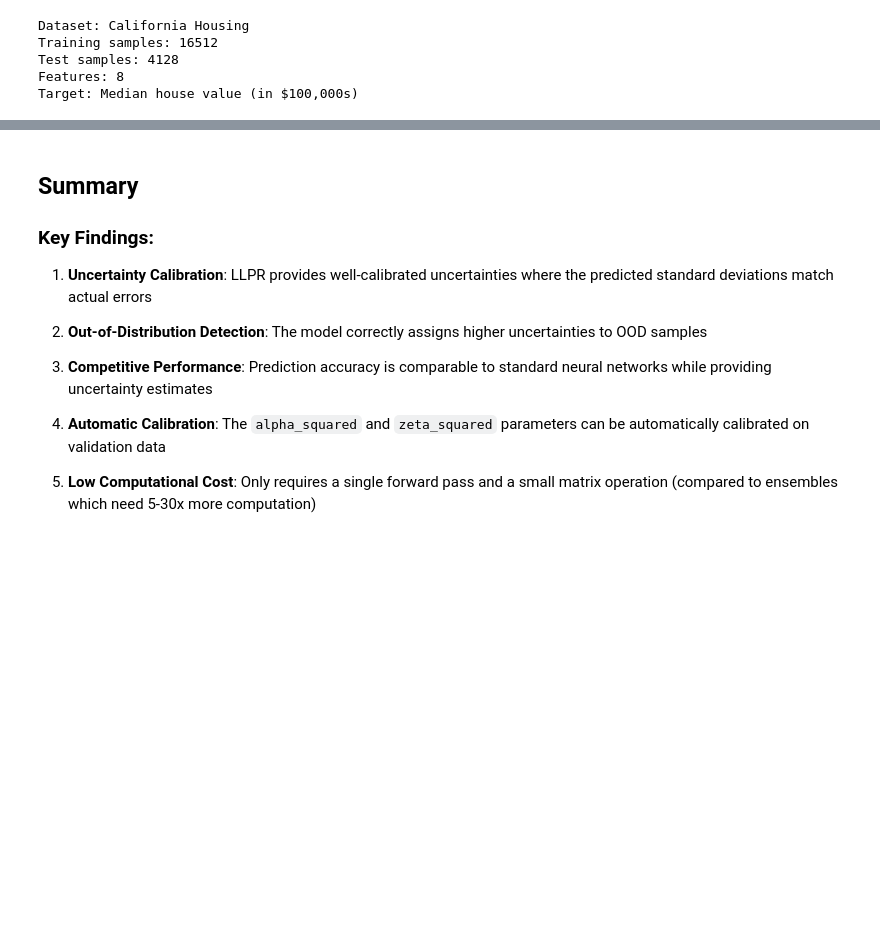
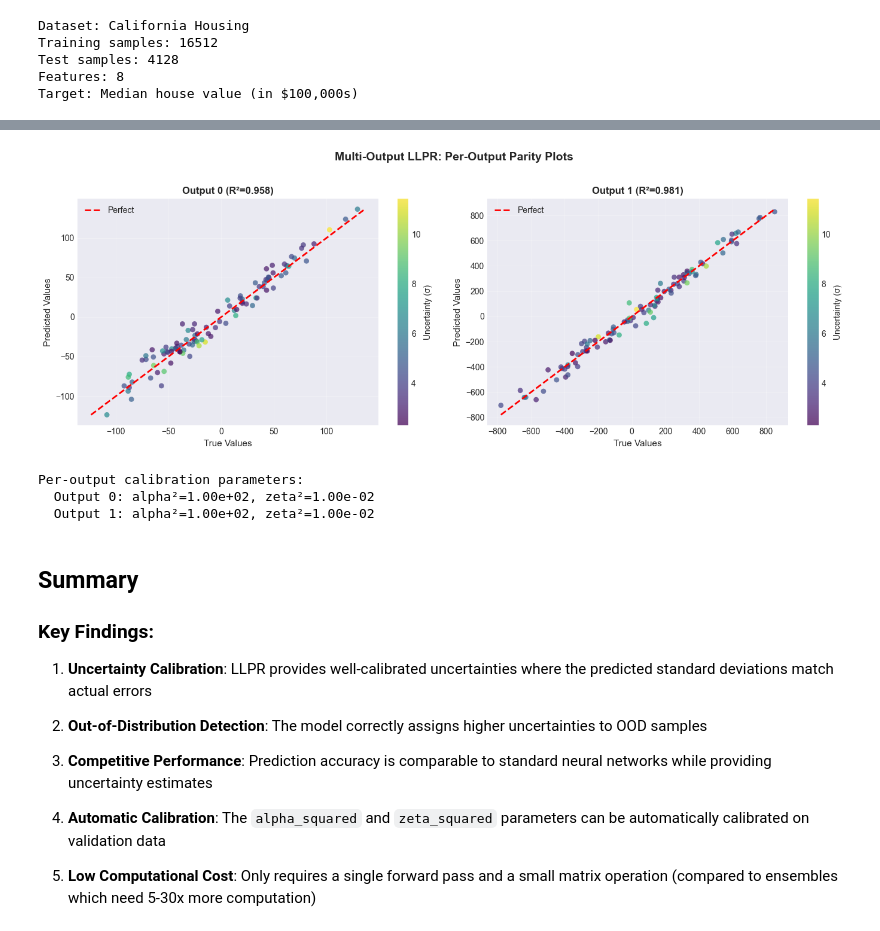
Before and after one commit to jkitchin/pycse, a Jupyter notebook: src/pycse/examples/llpr_demo.ipynb, the cells around one changed output, grey strips where cells are left out. Drawn from its saved outputs; the diff is of its cells as text; code cells hidden in the pictures; blank space fills up the shorter version.

```diff
--- a/src/pycse/examples/llpr_demo.ipynb
+++ b/src/pycse/examples/llpr_demo.ipynb
@@ -639,3 +747,51 @@ print(f"Ratio: {errors_high.mean() / errors_low.mean():.2f}x")
+# %%
+# Parity plots for each output with uncertainty coloring
+fig, axes = plt.subplots(1, 2, figsize=(14, 5))
+
+output_labels = ["Output 0", "Output 1"]
+for j, ax in enumerate(axes):
+    scatter = ax.scatter(
+        y_test_mo[:, j],
+        y_pred_mo[:, j],
+        c=y_std_mo[:, j],
+        cmap="viridis",
+        alpha=0.7,
+        s=40,
+        edgecolors="none",
+    )
+    lims = [
+        min(y_test_mo[:, j].min(), y_pred_mo[:, j].min()),
+        max(y_test_mo[:, j].max(), y_pred_mo[:, j].max()),
+    ]
+    ax.plot(lims, lims, "r--", lw=2, label="Perfect")
+
+    # Per-output R²
+    ss_res = np.sum((y_test_mo[:, j] - y_pred_mo[:, j]) ** 2)
+    ss_tot = np.sum((y_test_mo[:, j] - y_test_mo[:, j].mean()) ** 2)
+    r2_j = 1 - ss_res / ss_tot
+
+    ax.set_xlabel("True Values", fontsize=11)
+    ax.set_ylabel("Predicted Values", fontsize=11)
+    ax.set_title(f"{output_labels[j]} (R²={r2_j:.3f})", fontsize=12, fontweight="bold")
+    ax.legend()
+    ax.grid(True, alpha=0.3)
+    cbar = plt.colorbar(scatter, ax=ax)
+    cbar.set_label("Uncertainty (σ)", fontsize=10)
+
+plt.suptitle("Multi-Output LLPR: Per-Output Parity Plots", fontsize=14, fontweight="bold", y=1.02)
+plt.tight_layout()
+plt.show()
+
+print("Per-output calibration parameters:")
+for j in range(model_mo.n_outputs_):
+    print(
+        f"  Output {j}: alpha²={model_mo.alpha_squared_[j]:.2e}, zeta²={model_mo.zeta_squared_[j]:.2e}"
+    )
+# %% [output]
+[figure, added]
+Per-output calibration parameters:
+  Output 0: alpha²=1.00e+02, zeta²=1.00e-02
+  Output 1: alpha²=1.00e+02, zeta²=1.00e-02
 # %% [markdown]
 ## Summary
 
```
Also changed, not shown: parts of 12 cells of this notebook, 3 other files.
